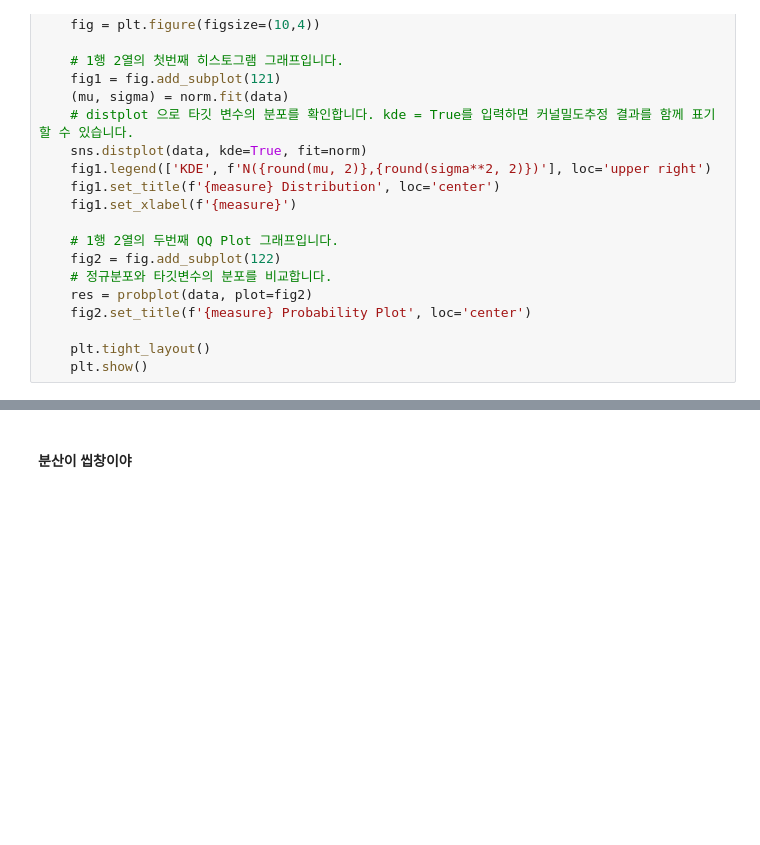
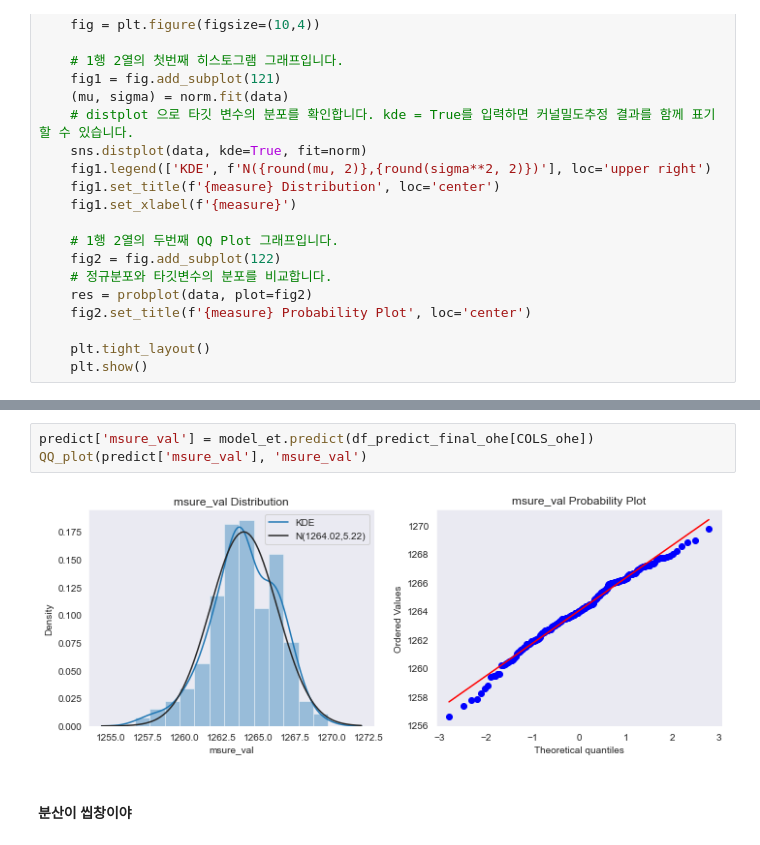
Before and after one commit to teddyroc/dttrain, a Jupyter notebook: 통데이터@최종0729실행코드만.ipynb, the cells around one changed output, grey strips where cells are left out. Drawn from its saved outputs; the diff is of its cells as text; blank space fills up the shorter version.

```diff
--- a/통데이터@최종0729실행코드만.ipynb
+++ b/통데이터@최종0729실행코드만.ipynb
@@ -1301,3 +1394,8 @@ QQ_plot(predict['msure_val'], 'msure_val')
+# %%
+predict['msure_val'] = model_et.predict(df_predict_final_ohe[COLS_ohe])
+QQ_plot(predict['msure_val'], 'msure_val')
+# %% [output]
+[figure, added]
 # %% [markdown]
 #### 분산이 씹창이야
 # %% [markdown]
```
Also changed, not shown: parts of 34 cells of this notebook.
